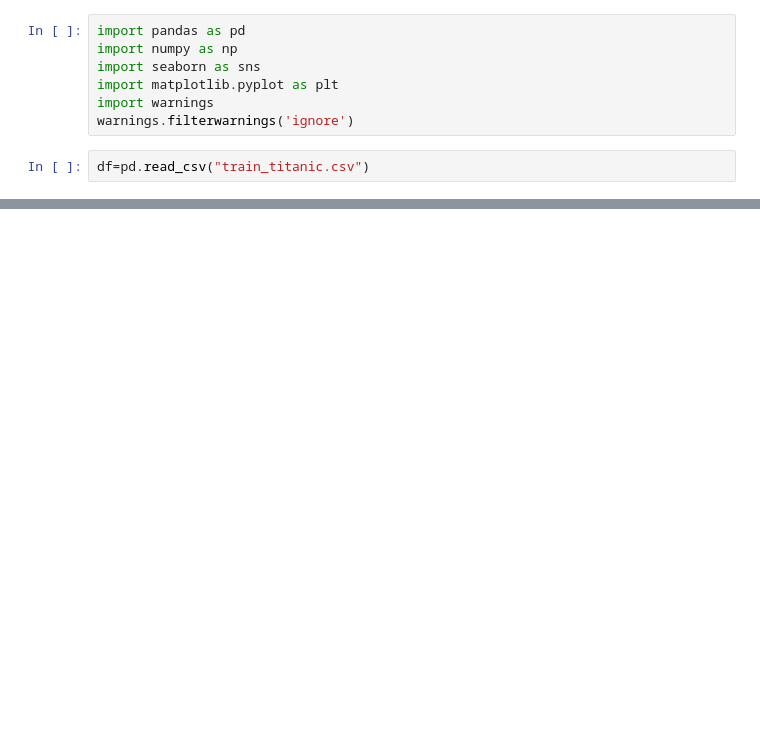
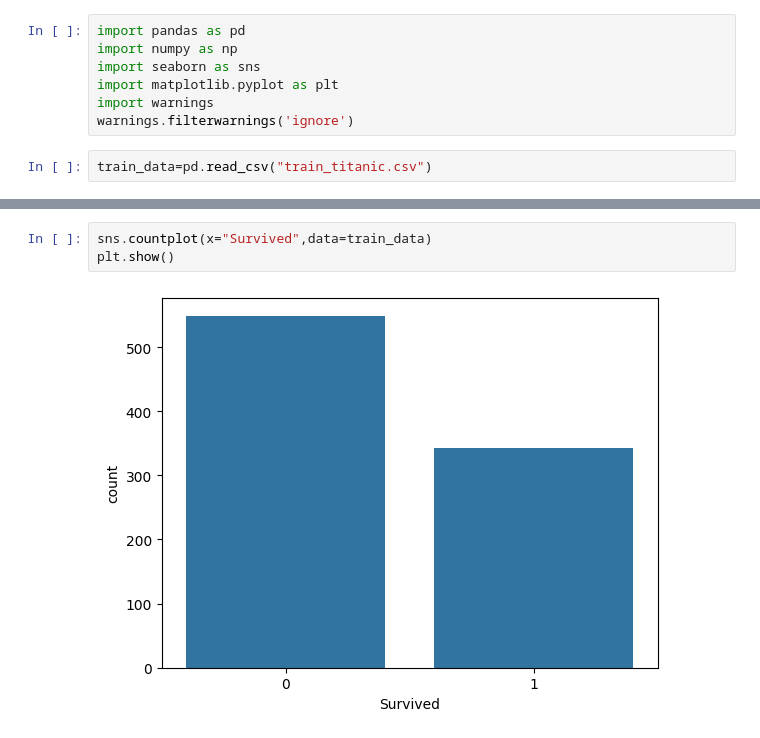
Before and after one commit to dinesh16adh/Machine-learning, a Jupyter notebook: Titanic Data Analysis/naive_bayes.ipynb, the cells around one changed output, grey strips where cells are left out. Saved outputs shown, nothing was run; the diff lists cells and outputs as text; blank space fills up the shorter version.

```diff
--- a/Titanic Data Analysis/naive_bayes.ipynb
+++ b/Titanic Data Analysis/naive_bayes.ipynb
@@ -6,5 +6,5 @@ import matplotlib.pyplot as plt
 import warnings
 warnings.filterwarnings('ignore')
 # %%
-df=pd.read_csv("train_titanic.csv")
+train_data=pd.read_csv("train_titanic.csv")
 # %%
@@ -29,0 +94,5 @@ df.head()
+# %%
+sns.countplot(x="Survived",data=train_data)
+plt.show()
+# %% [output]
+[figure, added]
```
Also changed, not shown: parts of 23 cells of this notebook.
